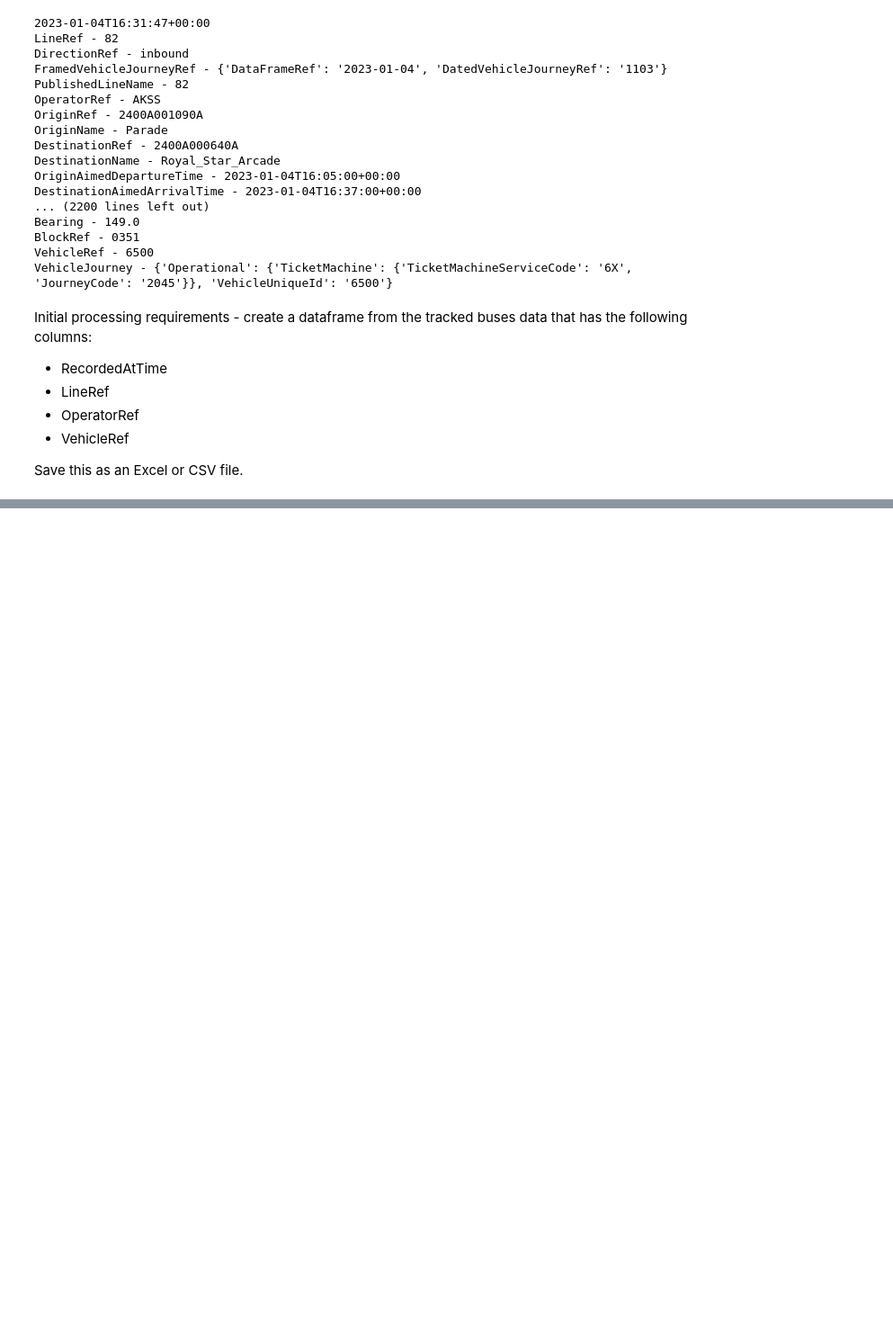
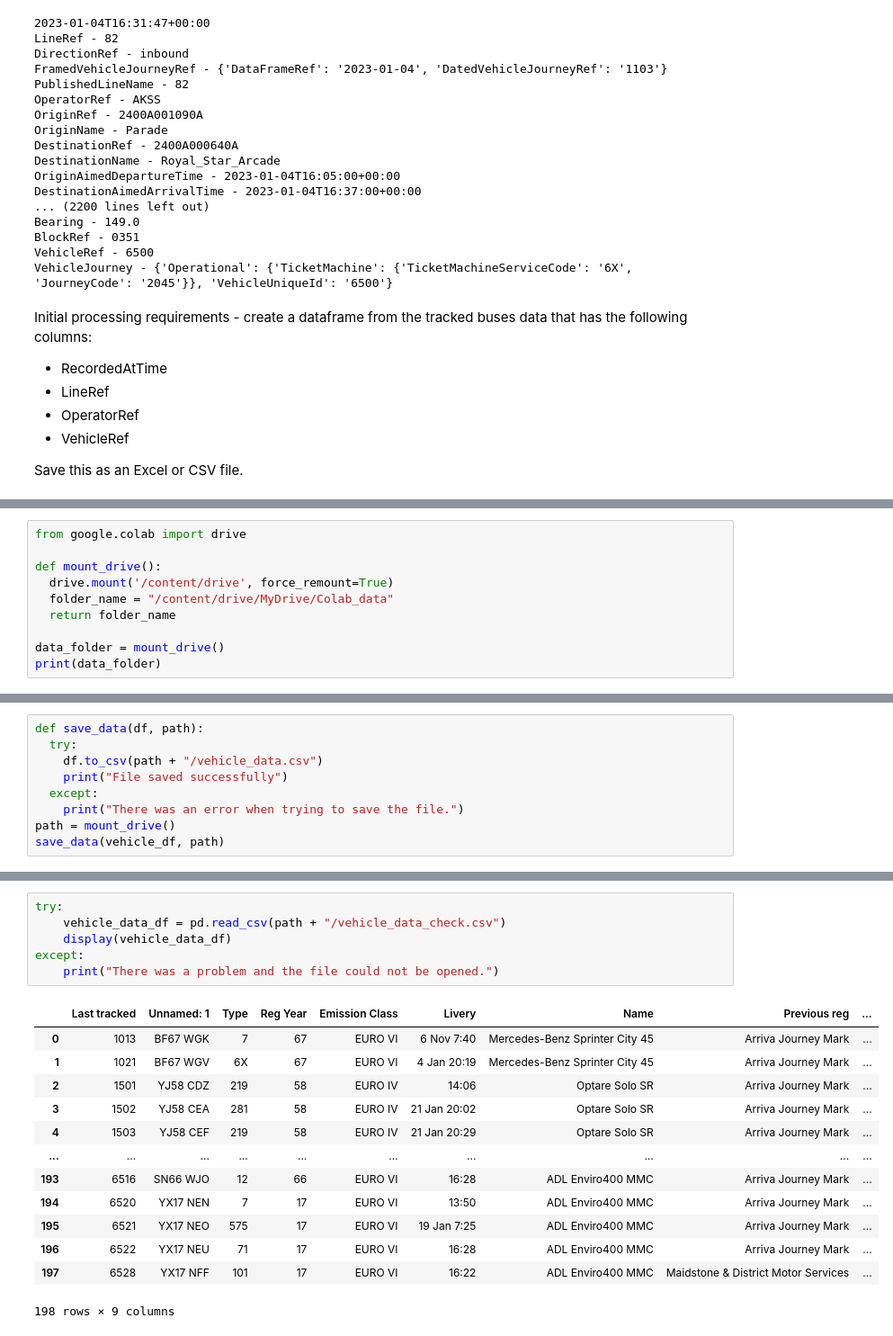
Before and after one commit to JyotiKuber/CodeDivision-Python, a Jupyter notebook: Bus_Data_Project.ipynb, the cells around one changed output, grey strips where cells are left out. Shown at 90% size. Saved outputs shown, nothing was run; the diff lists cells and outputs as text; blank space fills up the shorter version.

```diff
--- a/Bus_Data_Project.ipynb
+++ b/Bus_Data_Project.ipynb
@@ -120,0 +140,10 @@ print(vehicle_list)
+# %%
+from google.colab import drive
+
+def mount_drive():
+  drive.mount('/content/drive', force_remount=True)
+  folder_name = "/content/drive/MyDrive/Colab_data"
+  return folder_name
+
+data_folder = mount_drive()
+print(data_folder)
@@ -120,0 +155,9 @@ print(vehicle_list)
+# %%
+def save_data(df, path):
+  try:
+    df.to_csv(path + "/vehicle_data.csv")
+    print("File saved successfully")
+  except:
+    print("There was an error when trying to save the file.")
+path = mount_drive()
+save_data(vehicle_df, path)
@@ -120,0 +183,20 @@ print(vehicle_list)
+# %%
+try:
+    vehicle_data_df = pd.read_csv(path + "/vehicle_data_check.csv")
+    display(vehicle_data_df)
+except:
+    print("There was a problem and the file could not be opened.")
+# %% [output]
+|  | Last tracked | Unnamed: 1 | Type | Reg Year | Emission Class | Livery | Name | Previous reg | ... |
+| 0 | 1013 | BF67 WGK | 7 | 67 | EURO VI | 6 Nov 7:40 | Mercedes-Benz Sprinter City 45 | Arriva Journey Mark | ... |
+| 1 | 1021 | BF67 WGV | 6X | 67 | EURO VI | 4 Jan 20:19 | Mercedes-Benz Sprinter City 45 | Arriva Journey Mark | ... |
+| 2 | 1501 | YJ58 CDZ | 219 | 58 | EURO IV | 14:06 | Optare Solo SR | Arriva Journey Mark | ... |
+| 3 | 1502 | YJ58 CEA | 281 | 58 | EURO IV | 21 Jan 20:02 | Optare Solo SR | Arriva Journey Mark | ... |
+| 4 | 1503 | YJ58 CEF | 219 | 58 | EURO IV | 21 Jan 20:29 | Optare Solo SR | Arriva Journey Mark | ... |
+| ... | ... | ... | ... | ... | ... | ... | ... | ... | ... |
+| 193 | 6516 | SN66 WJO | 12 | 66 | EURO VI | 16:28 | ADL Enviro400 MMC | Arriva Journey Mark | ... |
+| 194 | 6520 | YX17 NEN | 7 | 17 | EURO VI | 13:50 | ADL Enviro400 MMC | Arriva Journey Mark | ... |
+| 195 | 6521 | YX17 NEO | 575 | 17 | EURO VI | 19 Jan 7:25 | ADL Enviro400 MMC | Arriva Journey Mark | ... |
+| 196 | 6522 | YX17 NEU | 71 | 17 | EURO VI | 16:28 | ADL Enviro400 MMC | Arriva Journey Mark | ... |
+| 197 | 6528 | YX17 NFF | 101 | 17 | EURO VI | 16:22 | ADL Enviro400 MMC | Maidstone & District Motor Services | ... |
+198 rows × 9 columns
```
Also changed, not shown: parts of 9 cells of this notebook.
